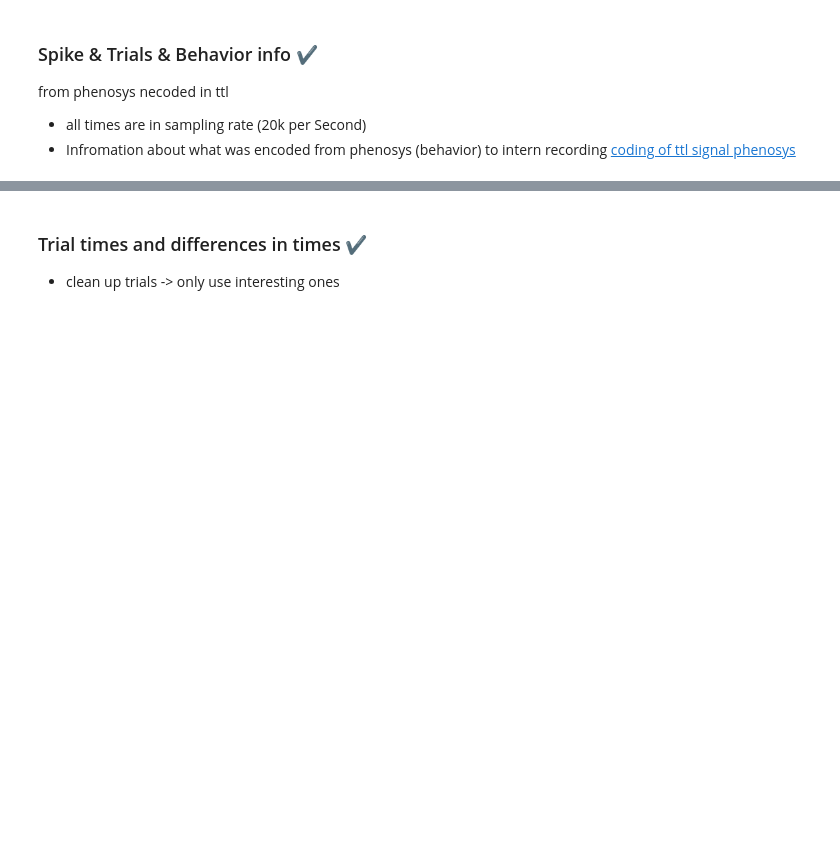
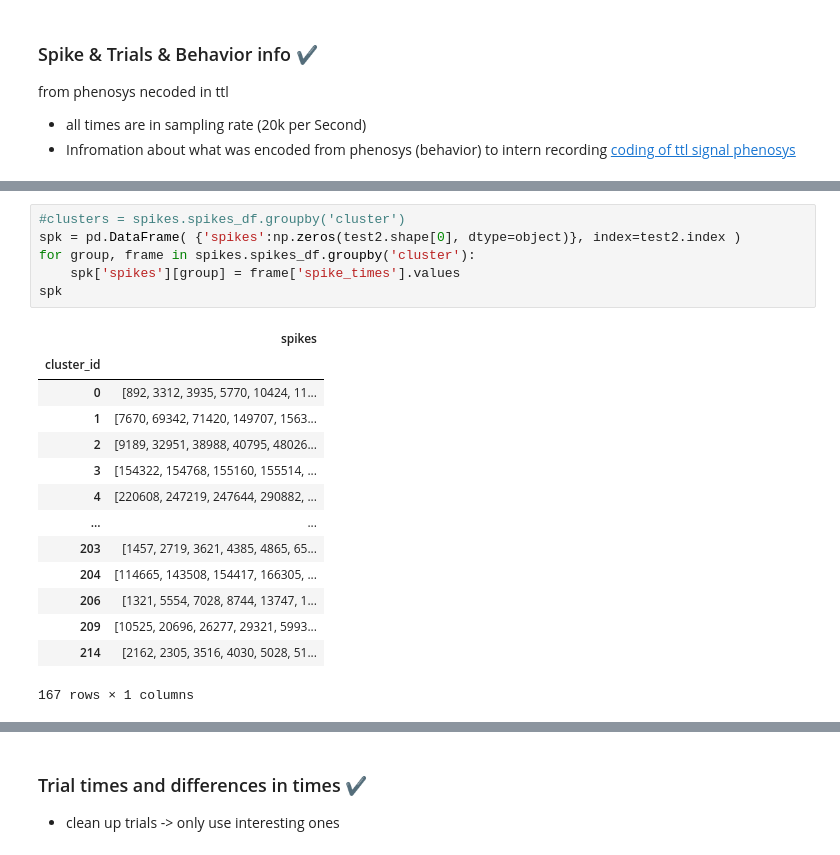
Before and after one commit to maxhoheiser/spikes-ephys, a Jupyter notebook: spikes_eda.ipynb, the cells around one changed output, grey strips where cells are left out. Cells and saved outputs as stored; diff of their text form; blank space fills up the shorter version.

```diff
--- a/spikes_eda.ipynb
+++ b/spikes_eda.ipynb
@@ -89,0 +109,21 @@ QgridWidget(grid_options={'fullWidthRows': True, 'syncColumnCellResize': True, '
+# %%
+#clusters = spikes.spikes_df.groupby('cluster')
+spk = pd.DataFrame( {'spikes':np.zeros(test2.shape[0], dtype=object)}, index=test2.index )
+for group, frame in spikes.spikes_df.groupby('cluster'):
+    spk['spikes'][group] = frame['spike_times'].values
+spk
+# %% [output]
+|  | spikes |
+| cluster_id |  |
+| 0 | [892, 3312, 3935, 5770, 10424, 11... |
+| 1 | [7670, 69342, 71420, 149707, 1563... |
+| 2 | [9189, 32951, 38988, 40795, 48026... |
+| 3 | [154322, 154768, 155160, 155514, ... |
+| 4 | [220608, 247219, 247644, 290882, ... |
+| ... | ... |
+| 203 | [1457, 2719, 3621, 4385, 4865, 65... |
+| 204 | [114665, 143508, 154417, 166305, ... |
+| 206 | [1321, 5554, 7028, 8744, 13747, 1... |
+| 209 | [10525, 20696, 26277, 29321, 5993... |
+| 214 | [2162, 2305, 3516, 4030, 5028, 51... |
+167 rows × 1 columns
```
Also changed, not shown: parts of 28 cells of this notebook, 1 other file.
